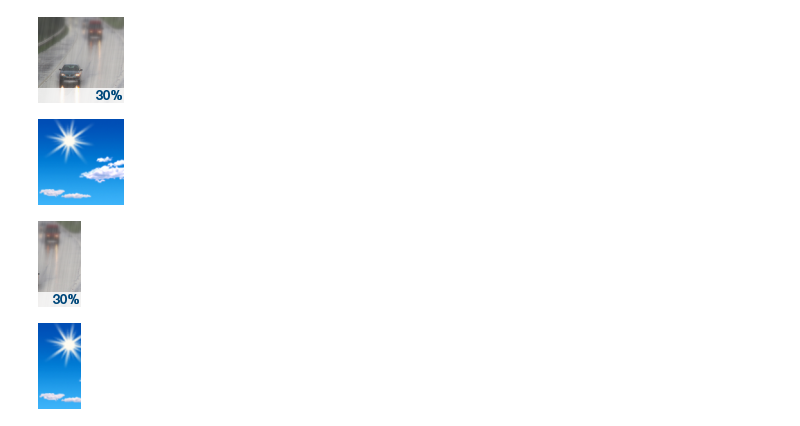
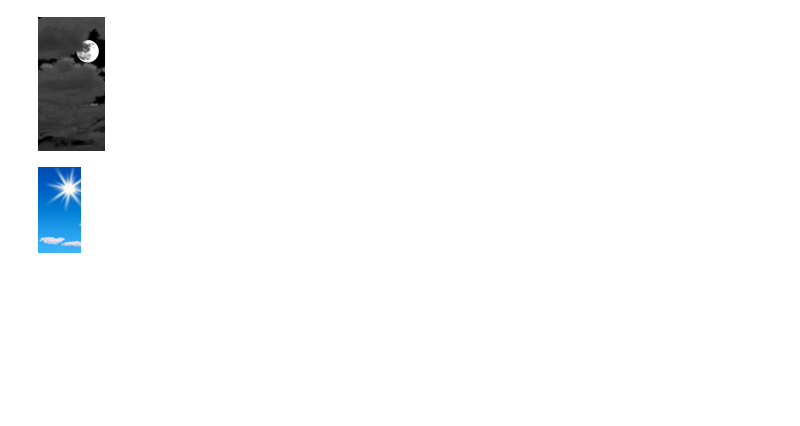
Before and after one commit to ktyle/DAESWeb, a Jupyter notebook: PIL_test.ipynb, the cells around one changed output. Saved outputs shown, nothing was run; the diff lists cells and outputs as text; code cells hidden in the pictures; blank space fills up the shorter version.

```diff
--- a/PIL_test.ipynb
+++ b/PIL_test.ipynb
@@ -1,19 +1,17 @@
 # %%
 from PIL import Image
 # %%
-im1 = Image.open("NWS_images/rain/ra30.png")
-im1
+im1 = Image.open("NWS_images/cloud_cover/broken/nbkn.png")
+h1 = im1.size[0]
+w1 = h1/2
-# %% [output]
-[figure, removed]
 # %%
-im2 = Image.open("NWS_images/few/few.png")
-im2
+im2 = Image.open("NWS_images/cloud_cover/few/few.png")
+h2 = im2.size[0]
+w2 = h2/2
-# %% [output]
-[figure, removed]
 # %%
-box1 = (43, 0, 86 ,86)
+box1 = (0, 0, w1, h1)
 region1 = im1.crop(box1)
 region1
 # %% [output]
-[figure, old version]
+[figure, new version]
 # %%
```
Also changed, not shown: parts of 9 cells of this notebook, 21 other files.
